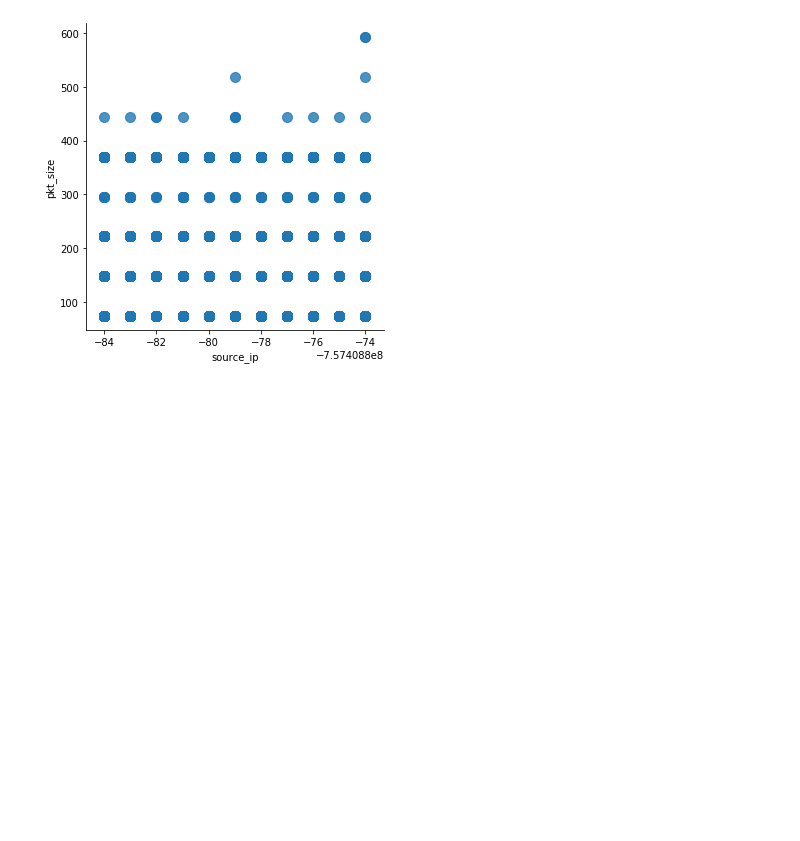
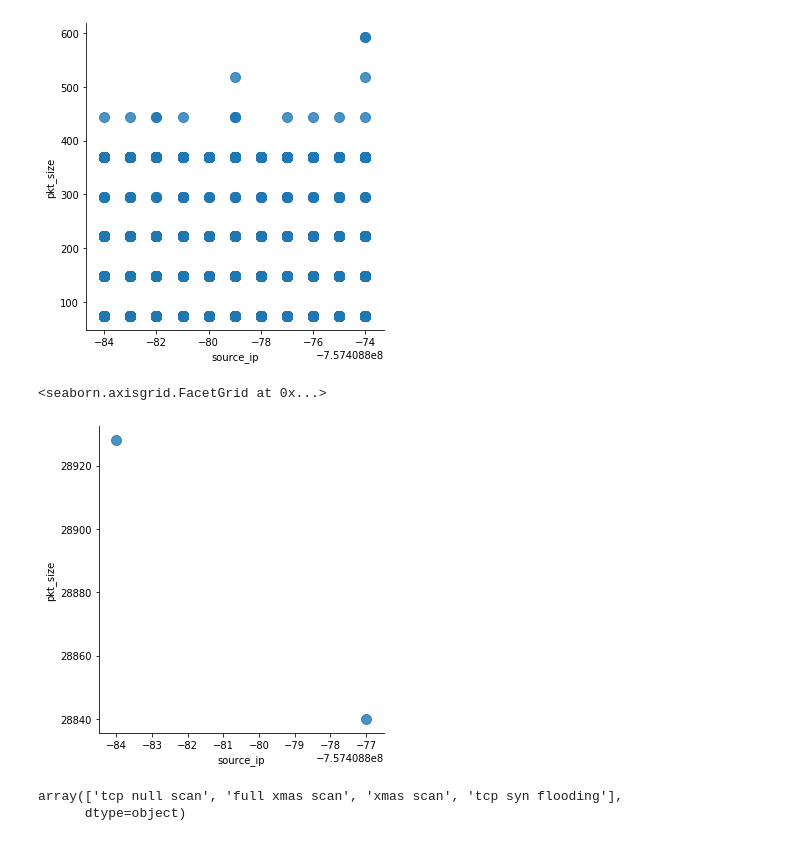
Before and after one commit to LINDBURG/2020_01_Ddos_Cluster, a Jupyter notebook: 20191106-연구용 데이터(DDoS)/clustering.ipynb, the cells around one changed output. Saved outputs shown, nothing was run; the diff lists cells and outputs as text; code cells hidden in the pictures; blank space fills up the shorter version.

```diff
--- a/20191106-연구용 데이터(DDoS)/clustering.ipynb
+++ b/20191106-연구용 데이터(DDoS)/clustering.ipynb
@@ -40,3 +43,13 @@ sns.lmplot('source_ip', 'pkt_size', data = records[records['pkt_size'] <= 1000],
 # %% [output]
 <seaborn.axisgrid.FacetGrid at 0x...>
 [figure]
+# %%
+sns.lmplot('source_ip', 'pkt_size', data = records[records['pkt_size'] >= 1000], fit_reg = False, scatter_kws={"s":100})
+# %% [output]
+<seaborn.axisgrid.FacetGrid at 0x...>
+[figure, added]
+# %%
+pd.unique(records['STRTITLE'].values)
+# %% [output]
+array(['tcp null scan', 'full xmas scan', 'xmas scan', 'tcp syn flooding'],
+      dtype=object)
```
Also changed, not shown: parts of 21 cells of this notebook, 1 other file.
